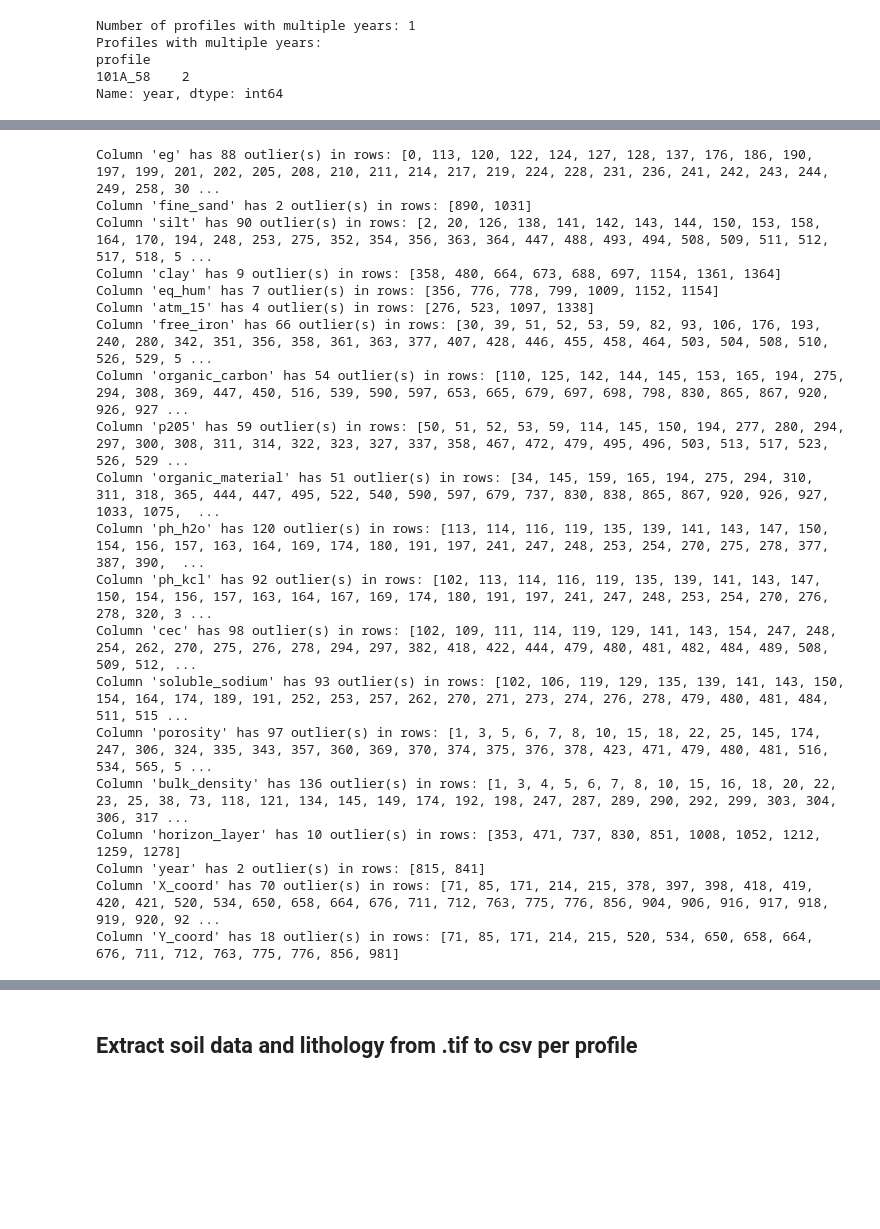
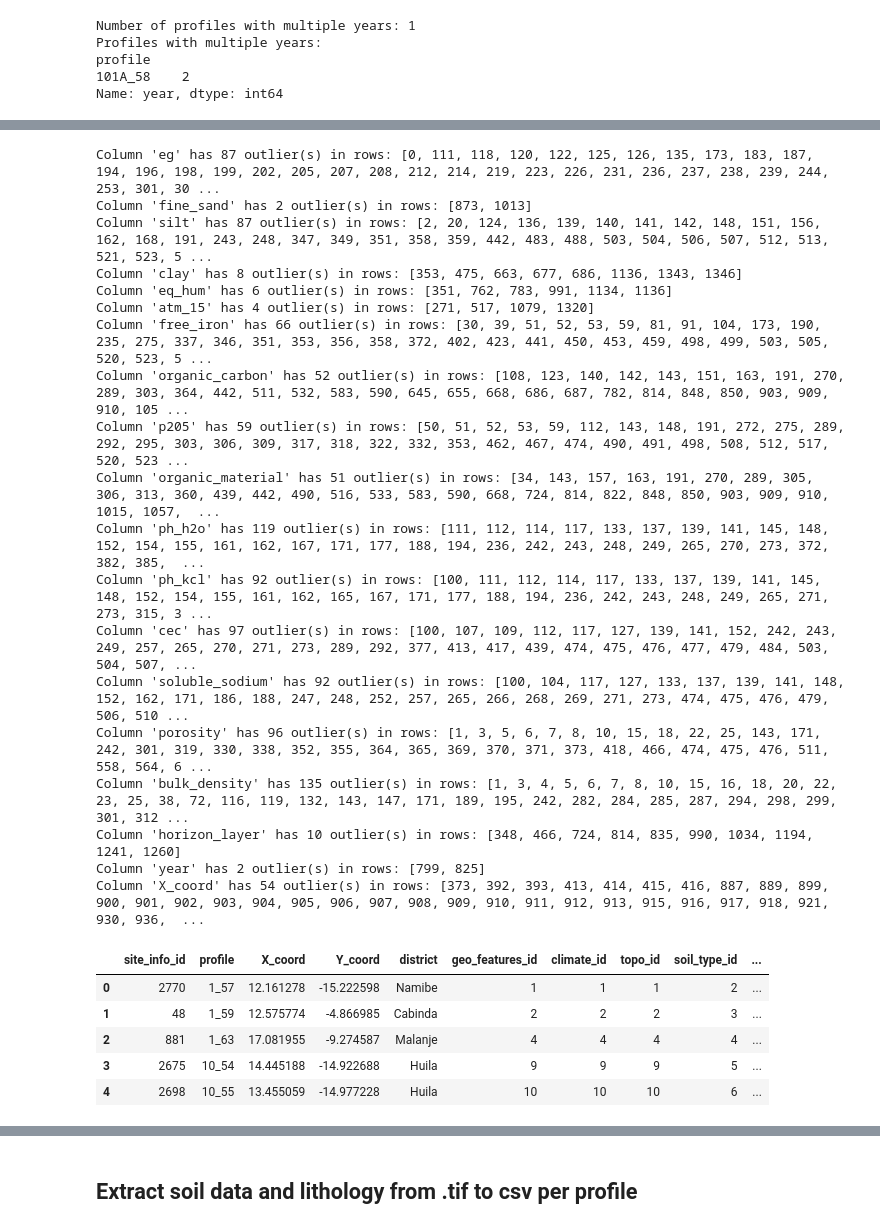
Before and after one commit to inesschwartz/ThesisSoilAngola, a Jupyter notebook: SOC_stock_model/table_prep.ipynb, the cells around one changed output, grey strips where cells are left out. Saved outputs shown, nothing was run; the diff lists cells and outputs as text; code cells hidden in the pictures; blank space fills up the shorter version.

```diff
--- a/SOC_stock_model/table_prep.ipynb
+++ b/SOC_stock_model/table_prep.ipynb
@@ -369,19 +396,19 @@ for col in numeric_cols:
 import pandas as pd
 
 # Select only numeric columns
-numeric_cols = profile_0_30cm.select_dtypes(include=['float64', 'int64']).columns
+numeric_cols = profile_0_30cm_clean.select_dtypes(include=['float64', 'int64']).columns
 
 # Calculate Q1, Q3 and IQR
-Q1 = profile_0_30cm[numeric_cols].quantile(0.25)
-Q3 = profile_0_30cm[numeric_cols].quantile(0.75)
+Q1 = profile_0_30cm_clean[numeric_cols].quantile(0.25)
+Q3 = profile_0_30cm_clean[numeric_cols].quantile(0.75)
 IQR = Q3 - Q1
 
 # Loop through each numeric column and find outliers
 outlier_dict = {}
 
 for col in numeric_cols:
-    outlier_rows = profile_0_30cm[(profile_0_30cm[col] < (Q1[col] - 1.5 * IQR[col])) |
-                                   (profile_0_30cm[col] > (Q3[col] + 1.5 * IQR[col]))]
+    outlier_rows = profile_0_30cm_clean[(profile_0_30cm_clean[col] < (Q1[col] - 1.5 * IQR[col])) |
+                                   (profile_0_30cm_clean[col] > (Q3[col] + 1.5 * IQR[col]))]
     if not outlier_rows.empty:
         outlier_dict[col] = outlier_rows.index.tolist()
 
@@ -392,23 +419,41 @@ for col, rows in outlier_dict.items():
 # Optional: create a dataframe of all outlier rows
 #all_outliers = profile_0_30cm.loc[set(sum(outlier_dict.values(), []))]
 # %% [output]
-Column 'eg' has 88 outlier(s) in rows: [0, 113, 120, 122, 124, 127, 128, 137, 176, 186, 190, 197, 199, 201, 202, 205, 208, 210, 211, 214, 217, 219, 224, 228, 231, 236, 241, 242, 243, 244, 249, 258, 30 ...
-Column 'fine_sand' has 2 outlier(s) in rows: [890, 1031]
-Column 'silt' has 90 outlier(s) in rows: [2, 20, 126, 138, 141, 142, 143, 144, 150, 153, 158, 164, 170, 194, 248, 253, 275, 352, 354, 356, 363, 364, 447, 488, 493, 494, 508, 509, 511, 512, 517, 518, 5 ...
-Column 'clay' has 9 outlier(s) in rows: [358, 480, 664, 673, 688, 697, 1154, 1361, 1364]
-Column 'eq_hum' has 7 outlier(s) in rows: [356, 776, 778, 799, 1009, 1152, 1154]
-Column 'atm_15' has 4 outlier(s) in rows: [276, 523, 1097, 1338]
-Column 'free_iron' has 66 outlier(s) in rows: [30, 39, 51, 52, 53, 59, 82, 93, 106, 176, 193, 240, 280, 342, 351, 356, 358, 361, 363, 377, 407, 428, 446, 455, 458, 464, 503, 504, 508, 510, 526, 529, 5 ...
-Column 'organic_carbon' has 54 outlier(s) in rows: [110, 125, 142, 144, 145, 153, 165, 194, 275, 294, 308, 369, 447, 450, 516, 539, 590, 597, 653, 665, 679, 697, 698, 798, 830, 865, 867, 920, 926, 927 ...
-Column 'p205' has 59 outlier(s) in rows: [50, 51, 52, 53, 59, 114, 145, 150, 194, 277, 280, 294, 297, 300, 308, 311, 314, 322, 323, 327, 337, 358, 467, 472, 479, 495, 496, 503, 513, 517, 523, 526, 529 ...
-Column 'organic_material' has 51 outlier(s) in rows: [34, 145, 159, 165, 194, 275, 294, 310, 311, 318, 365, 444, 447, 495, 522, 540, 590, 597, 679, 737, 830, 838, 865, 867, 920, 926, 927, 1033, 1075,  ...
-Column 'ph_h2o' has 120 outlier(s) in rows: [113, 114, 116, 119, 135, 139, 141, 143, 147, 150, 154, 156, 157, 163, 164, 169, 174, 180, 191, 197, 241, 247, 248, 253, 254, 270, 275, 278, 377, 387, 390,  ...
-Column 'ph_kcl' has 92 outlier(s) in rows: [102, 113, 114, 116, 119, 135, 139, 141, 143, 147, 150, 154, 156, 157, 163, 164, 167, 169, 174, 180, 191, 197, 241, 247, 248, 253, 254, 270, 276, 278, 320, 3 ...
-Column 'cec' has 98 outlier(s) in rows: [102, 109, 111, 114, 119, 129, 141, 143, 154, 247, 248, 254, 262, 270, 275, 276, 278, 294, 297, 382, 418, 422, 444, 479, 480, 481, 482, 484, 489, 508, 509, 512, ...
-Column 'soluble_sodium' has 93 outlier(s) in rows: [102, 106, 119, 129, 135, 139, 141, 143, 150, 154, 164, 174, 189, 191, 252, 253, 257, 262, 270, 271, 273, 274, 276, 278, 479, 480, 481, 484, 511, 515 ...
-Column 'porosity' has 97 outlier(s) in rows: [1, 3, 5, 6, 7, 8, 10, 15, 18, 22, 25, 145, 174, 247, 306, 324, 335, 343, 357, 360, 369, 370, 374, 375, 376, 378, 423, 471, 479, 480, 481, 516, 534, 565, 5 ...
-Column 'bulk_density' has 136 outlier(s) in rows: [1, 3, 4, 5, 6, 7, 8, 10, 15, 16, 18, 20, 22, 23, 25, 38, 73, 118, 121, 134, 145, 149, 174, 192, 198, 247, 287, 289, 290, 292, 299, 303, 304, 306, 317 ...
-Column 'horizon_layer' has 10 outlier(s) in rows: [353, 471, 737, 830, 851, 1008, 1052, 1212, 1259, 1278]
-Column 'year' has 2 outlier(s) in rows: [815, 841]
-Column 'X_coord' has 70 outlier(s) in rows: [71, 85, 171, 214, 215, 378, 397, 398, 418, 419, 420, 421, 520, 534, 650, 658, 664, 676, 711, 712, 763, 775, 776, 856, 904, 906, 916, 917, 918, 919, 920, 92 ...
-Column 'Y_coord' has 18 outlier(s) in rows: [71, 85, 171, 214, 215, 520, 534, 650, 658, 664, 676, 711, 712, 763, 775, 776, 856, 981]
+Column 'eg' has 87 outlier(s) in rows: [0, 111, 118, 120, 122, 125, 126, 135, 173, 183, 187, 194, 196, 198, 199, 202, 205, 207, 208, 212, 214, 219, 223, 226, 231, 236, 237, 238, 239, 244, 253, 301, 30 ...
+Column 'fine_sand' has 2 outlier(s) in rows: [873, 1013]
+Column 'silt' has 87 outlier(s) in rows: [2, 20, 124, 136, 139, 140, 141, 142, 148, 151, 156, 162, 168, 191, 243, 248, 347, 349, 351, 358, 359, 442, 483, 488, 503, 504, 506, 507, 512, 513, 521, 523, 5 ...
+Column 'clay' has 8 outlier(s) in rows: [353, 475, 663, 677, 686, 1136, 1343, 1346]
+Column 'eq_hum' has 6 outlier(s) in rows: [351, 762, 783, 991, 1134, 1136]
+Column 'atm_15' has 4 outlier(s) in rows: [271, 517, 1079, 1320]
+Column 'free_iron' has 66 outlier(s) in rows: [30, 39, 51, 52, 53, 59, 81, 91, 104, 173, 190, 235, 275, 337, 346, 351, 353, 356, 358, 372, 402, 423, 441, 450, 453, 459, 498, 499, 503, 505, 520, 523, 5 ...
+Column 'organic_carbon' has 52 outlier(s) in rows: [108, 123, 140, 142, 143, 151, 163, 191, 270, 289, 303, 364, 442, 511, 532, 583, 590, 645, 655, 668, 686, 687, 782, 814, 848, 850, 903, 909, 910, 105 ...
+Column 'p205' has 59 outlier(s) in rows: [50, 51, 52, 53, 59, 112, 143, 148, 191, 272, 275, 289, 292, 295, 303, 306, 309, 317, 318, 322, 332, 353, 462, 467, 474, 490, 491, 498, 508, 512, 517, 520, 523 ...
+Column 'organic_material' has 51 outlier(s) in rows: [34, 143, 157, 163, 191, 270, 289, 305, 306, 313, 360, 439, 442, 490, 516, 533, 583, 590, 668, 724, 814, 822, 848, 850, 903, 909, 910, 1015, 1057,  ...
+Column 'ph_h2o' has 119 outlier(s) in rows: [111, 112, 114, 117, 133, 137, 139, 141, 145, 148, 152, 154, 155, 161, 162, 167, 171, 177, 188, 194, 236, 242, 243, 248, 249, 265, 270, 273, 372, 382, 385,  ...
+Column 'ph_kcl' has 92 outlier(s) in rows: [100, 111, 112, 114, 117, 133, 137, 139, 141, 145, 148, 152, 154, 155, 161, 162, 165, 167, 171, 177, 188, 194, 236, 242, 243, 248, 249, 265, 271, 273, 315, 3 ...
+Column 'cec' has 97 outlier(s) in rows: [100, 107, 109, 112, 117, 127, 139, 141, 152, 242, 243, 249, 257, 265, 270, 271, 273, 289, 292, 377, 413, 417, 439, 474, 475, 476, 477, 479, 484, 503, 504, 507, ...
+Column 'soluble_sodium' has 92 outlier(s) in rows: [100, 104, 117, 127, 133, 137, 139, 141, 148, 152, 162, 171, 186, 188, 247, 248, 252, 257, 265, 266, 268, 269, 271, 273, 474, 475, 476, 479, 506, 510 ...
+Column 'porosity' has 96 outlier(s) in rows: [1, 3, 5, 6, 7, 8, 10, 15, 18, 22, 25, 143, 171, 242, 301, 319, 330, 338, 352, 355, 364, 365, 369, 370, 371, 373, 418, 466, 474, 475, 476, 511, 558, 564, 6 ...
+Column 'bulk_density' has 135 outlier(s) in rows: [1, 3, 4, 5, 6, 7, 8, 10, 15, 16, 18, 20, 22, 23, 25, 38, 72, 116, 119, 132, 143, 147, 171, 189, 195, 242, 282, 284, 285, 287, 294, 298, 299, 301, 312 ...
+Column 'horizon_layer' has 10 outlier(s) in rows: [348, 466, 724, 814, 835, 990, 1034, 1194, 1241, 1260]
+Column 'year' has 2 outlier(s) in rows: [799, 825]
+Column 'X_coord' has 54 outlier(s) in rows: [373, 392, 393, 413, 414, 415, 416, 887, 889, 899, 900, 901, 902, 903, 904, 905, 906, 907, 908, 909, 910, 911, 912, 913, 915, 916, 917, 918, 921, 930, 936,  ...
+# %%
+## remove nulls from usable_site_info
+
+import geopandas as gpd
+import pandas as pd
+
+# --- Input paths ---
+points_path = "/Volumes/One_Touch/angola_soils_thesis/GIS_Angola/data_processed/usable_site_info_epsg32733.gpkg"
+points = gpd.read_file(points_path)
+
+# View the first few rows
+points.head()
+# %% [output]
+|  | site_info_id | profile | X_coord | Y_coord | district | geo_features_id | climate_id | topo_id | soil_type_id | ... |
+| 0 | 2770 | 1_57 | 12.161278 | -15.222598 | Namibe | 1 | 1 | 1 | 2 | ... |
+| 1 | 48 | 1_59 | 12.575774 | -4.866985 | Cabinda | 2 | 2 | 2 | 3 | ... |
+| 2 | 881 | 1_63 | 17.081955 | -9.274587 | Malanje | 4 | 4 | 4 | 4 | ... |
+| 3 | 2675 | 10_54 | 14.445188 | -14.922688 | Huila | 9 | 9 | 9 | 5 | ... |
+| 4 | 2698 | 10_55 | 13.455059 | -14.977228 | Huila | 10 | 10 | 10 | 6 | ... |
```
Also changed, not shown: parts of 33 cells of this notebook.
